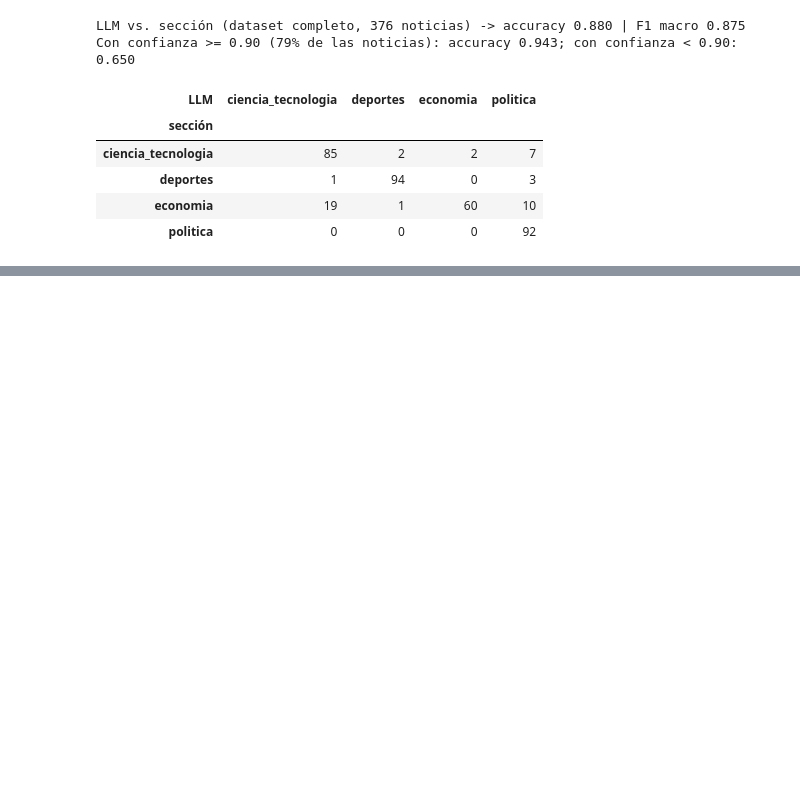
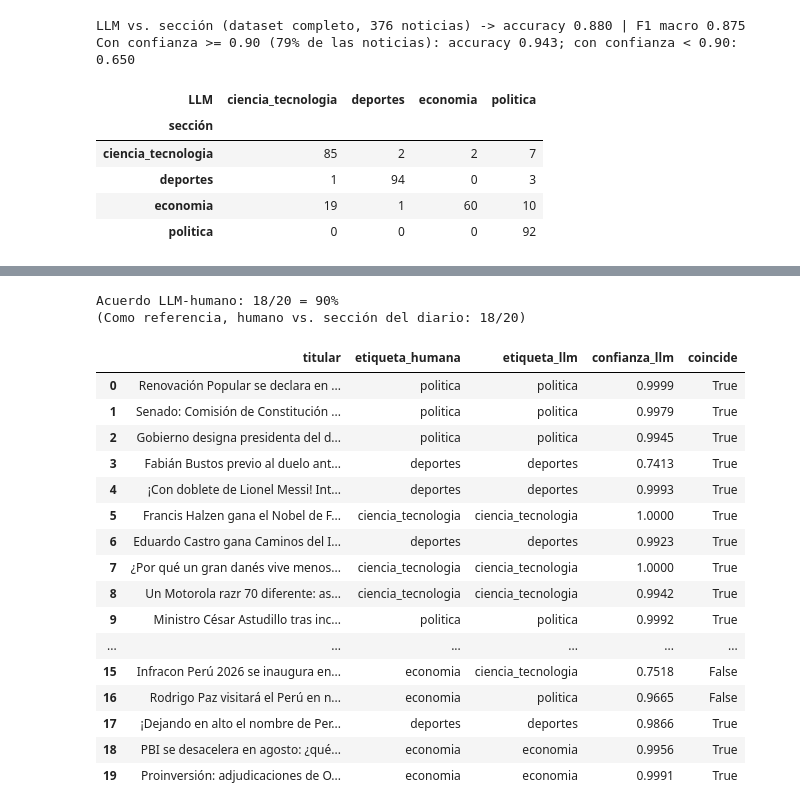
Before and after one commit to IvettexMamani/diplomado-python-2026, a Jupyter notebook: tarea_1/02_clasificacion.ipynb, the cells around one changed output, grey strips where cells are left out. Saved outputs shown, nothing was run; the diff lists cells and outputs as text; code cells hidden in the pictures; blank space fills up the shorter version.

```diff
--- a/tarea_1/02_clasificacion.ipynb
+++ b/tarea_1/02_clasificacion.ipynb
@@ -335,0 +335,41 @@ Con confianza >= 0.90 (79% de las noticias): accuracy 0.943; con confianza < 0.9
+# %%
+AUDITORIA = DATOS / "auditoria_humana.csv"
+if not AUDITORIA.exists():
+    # Plantilla para la revisión manual a ciegas: no incluye la etiqueta del LLM ni la sección
+    (df.sample(n=20, random_state=SEMILLA)[["url", "titular", "bajada"]]
+       .assign(etiqueta_humana="", comentario="")
+       .to_csv(AUDITORIA, index=False, encoding="utf-8"))
+aud = (pd.read_csv(AUDITORIA).fillna("")
+         .merge(df[["url", "etiqueta_llm", "confianza_llm", "etiqueta"]], on="url", how="left"))
+aud["etiqueta_humana"] = aud["etiqueta_humana"].str.strip().str.lower()
+assert aud["etiqueta_humana"].isin(ETIQUETAS + [""]).all(), "Hay etiquetas humanas fuera de las 4 oficiales"
+
+if (aud["etiqueta_humana"] != "").all():
+    aud["coincide"] = aud["etiqueta_humana"] == aud["etiqueta_llm"]
+    acuerdo = int(aud["coincide"].sum())
+    print(f"Acuerdo LLM-humano: {acuerdo}/20 = {acuerdo / 20:.0%}")
+    print(f"(Como referencia, humano vs. sección del diario: {(aud['etiqueta_humana'] == aud['etiqueta']).sum()}/20)")
+else:
+    acuerdo = None
+    print("Auditoría pendiente: completar la columna etiqueta_humana en", AUDITORIA)
+aud[["titular", "etiqueta_humana", "etiqueta_llm", "confianza_llm"] + (["coincide"] if acuerdo is not None else [])]
+# %% [output]
+Acuerdo LLM-humano: 18/20 = 90%
+(Como referencia, humano vs. sección del diario: 18/20)
+|  | titular | etiqueta_humana | etiqueta_llm | confianza_llm | coincide |
+| 0 | Renovación Popular se declara en ... | politica | politica | 0.9999 | True |
+| 1 | Senado: Comisión de Constitución ... | politica | politica | 0.9979 | True |
+| 2 | Gobierno designa presidenta del d... | politica | politica | 0.9945 | True |
+| 3 | Fabián Bustos previo al duelo ant... | deportes | deportes | 0.7413 | True |
+| 4 | ¡Con doblete de Lionel Messi! Int... | deportes | deportes | 0.9993 | True |
+| 5 | Francis Halzen gana el Nobel de F... | ciencia_tecnologia | ciencia_tecnologia | 1.0000 | True |
+| 6 | Eduardo Castro gana Caminos del I... | deportes | deportes | 0.9923 | True |
+| 7 | ¿Por qué un gran danés vive menos... | ciencia_tecnologia | ciencia_tecnologia | 1.0000 | True |
+| 8 | Un Motorola razr 70 diferente: as... | ciencia_tecnologia | ciencia_tecnologia | 0.9942 | True |
+| 9 | Ministro César Astudillo tras inc... | politica | politica | 0.9992 | True |
+| ... | ... | ... | ... | ... | ... |
+| 15 | Infracon Perú 2026 se inaugura en... | economia | ciencia_tecnologia | 0.7518 | False |
+| 16 | Rodrigo Paz visitará el Perú en n... | economia | politica | 0.9665 | False |
+| 17 | ¡Dejando en alto el nombre de Per... | deportes | deportes | 0.9866 | True |
+| 18 | PBI se desacelera en agosto: ¿qué... | economia | economia | 0.9956 | True |
+| 19 | Proinversión: adjudicaciones de O... | economia | economia | 0.9991 | True |
```
Also changed, not shown: parts of 4 cells of this notebook, 1 other file.
